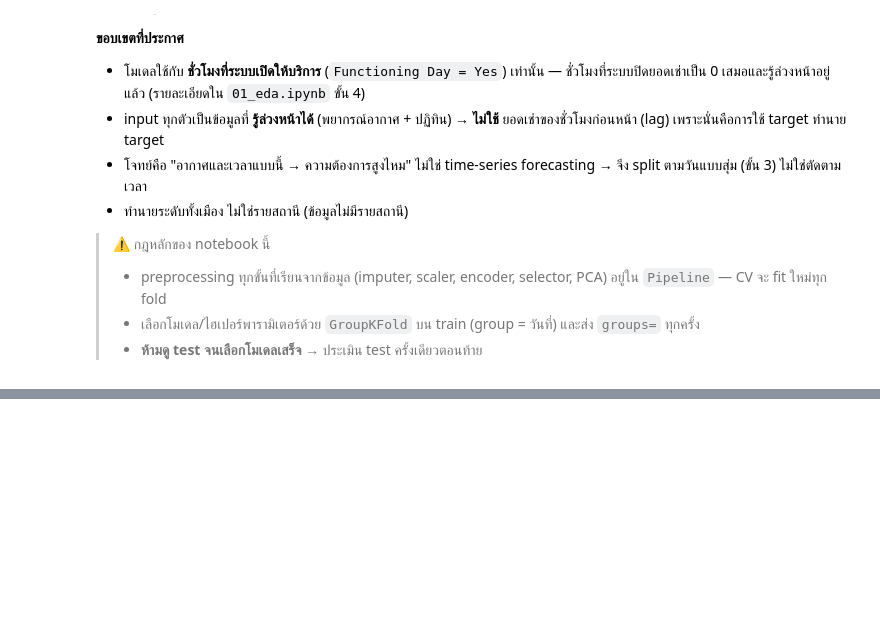
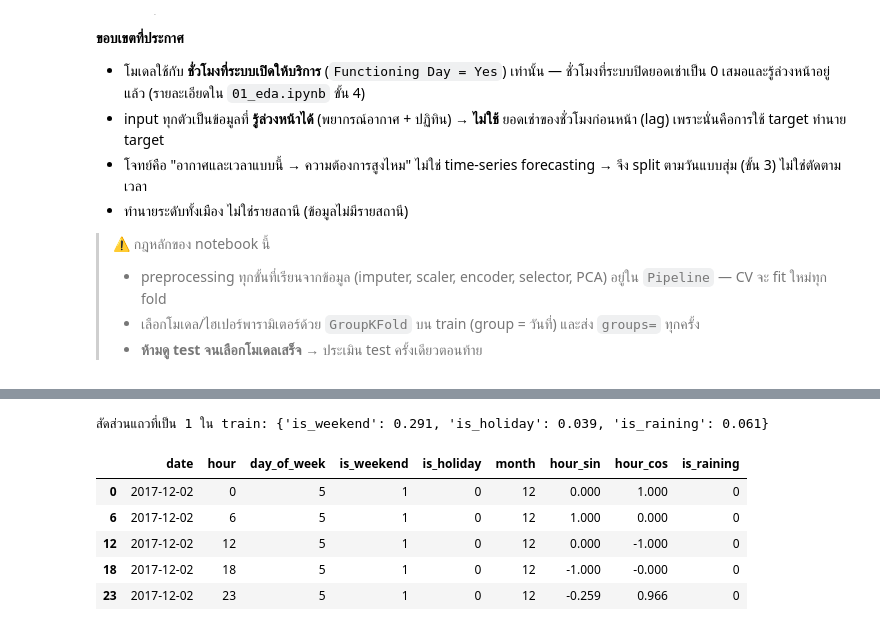
Before and after one commit to Sh080205/seoul-bike-demand, a Jupyter notebook: notebooks/02_modeling.ipynb, the cells around one changed output, grey strips where cells are left out. Cells and saved outputs as stored; diff of their text form; code cells hidden in the pictures; blank space fills up the shorter version.

```diff
--- a/notebooks/02_modeling.ipynb
+++ b/notebooks/02_modeling.ipynb
@@ -47,0 +69,12 @@ print("TASK =", config.TASK, "| RANDOM_STATE =", config.RANDOM_STATE)
+# %%
+raw = pd.read_csv(config.RAW_CSV, encoding=config.RAW_ENCODING).rename(columns=config.COLUMN_MAP)
+raw["date"] = pd.to_datetime(raw["date"], format=config.DATE_FORMAT)
+
+train_dates = pd.to_datetime(pd.read_csv(config.TRAIN_DATES)["date"])
+test_dates = pd.to_datetime(pd.read_csv(config.TEST_DATES)["date"])
+assert not set(train_dates) & set(test_dates)
+
+train = raw[raw["date"].isin(train_dates)].sort_values(["date", "hour"]).reset_index(drop=True)
+test = raw[raw["date"].isin(test_dates)].sort_values(["date", "hour"]).reset_index(drop=True)
+assert len(train) + len(test) == len(raw)
+print(f"train: {train.shape} ({train['date'].nunique()} วัน) | test: {test.shape} ({test['date'].nunique()} วัน)")
@@ -47,0 +93,13 @@ print("TASK =", config.TASK, "| RANDOM_STATE =", config.RANDOM_STATE)
+# %%
+def apply_scope_rules(df):
+    out = df[df["functioning_day"] == "Yes"].copy()
+    out["humidity_pct"] = out["humidity_pct"].mask(out["humidity_pct"] == 0)   # 0 -> NaN
+    return out.reset_index(drop=True)
+
+
+n_train_before, n_test_before = len(train), len(test)
+train = apply_scope_rules(train)
+test = apply_scope_rules(test)
+print(f"train: {n_train_before:,} -> {len(train):,} แถว (ตัด {n_train_before - len(train)}) | {train['date'].nunique()} วัน")
+print(f"test : {n_test_before:,} -> {len(test):,} แถว (ตัด {n_test_before - len(test)})")
+print("humidity_pct เป็น NaN ใน train:", train["humidity_pct"].isna().sum(), "แถว")
@@ -47,0 +130,27 @@ print("TASK =", config.TASK, "| RANDOM_STATE =", config.RANDOM_STATE)
+# %%
+def add_features(df):
+    out = df.copy()
+    out["day_of_week"] = out["date"].dt.dayofweek
+    out["is_weekend"] = (out["day_of_week"] >= 5).astype(int)
+    out["is_holiday"] = (out["holiday"] == "Holiday").astype(int)
+    out["month"] = out["date"].dt.month
+    out["hour_sin"] = np.sin(2 * np.pi * out["hour"] / 24)
+    out["hour_cos"] = np.cos(2 * np.pi * out["hour"] / 24)
+    out["is_raining"] = (out["rainfall_mm"] > 0).astype(int)
+    return out
+
+
+train = add_features(train)
+test = add_features(test)
+
+NEW_COLS = ["day_of_week", "is_weekend", "is_holiday", "month", "hour_sin", "hour_cos", "is_raining"]
+print("สัดส่วนแถวที่เป็น 1 ใน train:", train[["is_weekend", "is_holiday", "is_raining"]].mean().round(3).to_dict())
+train[["date", "hour"] + NEW_COLS].iloc[[0, 6, 12, 18, 23]].round(3)
+# %% [output]
+สัดส่วนแถวที่เป็น 1 ใน train: {'is_weekend': 0.291, 'is_holiday': 0.039, 'is_raining': 0.061}
+|  | date | hour | day_of_week | is_weekend | is_holiday | month | hour_sin | hour_cos | is_raining |
+| 0 | 2017-12-02 | 0 | 5 | 1 | 0 | 12 | 0.000 | 1.000 | 0 |
+| 6 | 2017-12-02 | 6 | 5 | 1 | 0 | 12 | 1.000 | 0.000 | 0 |
+| 12 | 2017-12-02 | 12 | 5 | 1 | 0 | 12 | 0.000 | -1.000 | 0 |
+| 18 | 2017-12-02 | 18 | 5 | 1 | 0 | 12 | -1.000 | -0.000 | 0 |
+| 23 | 2017-12-02 | 23 | 5 | 1 | 0 | 12 | -0.259 | 0.966 | 0 |
```
Also changed, not shown: parts of 39 cells of this notebook, 2 other files.
